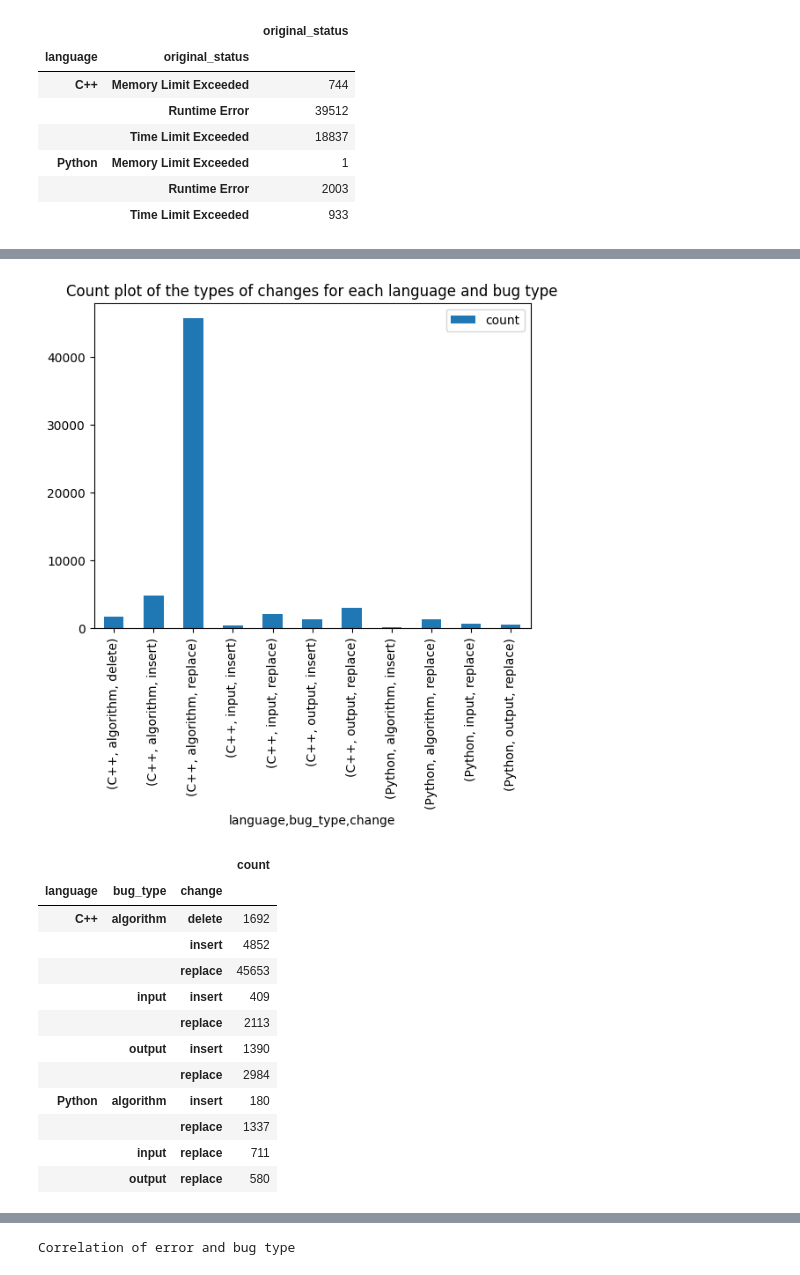
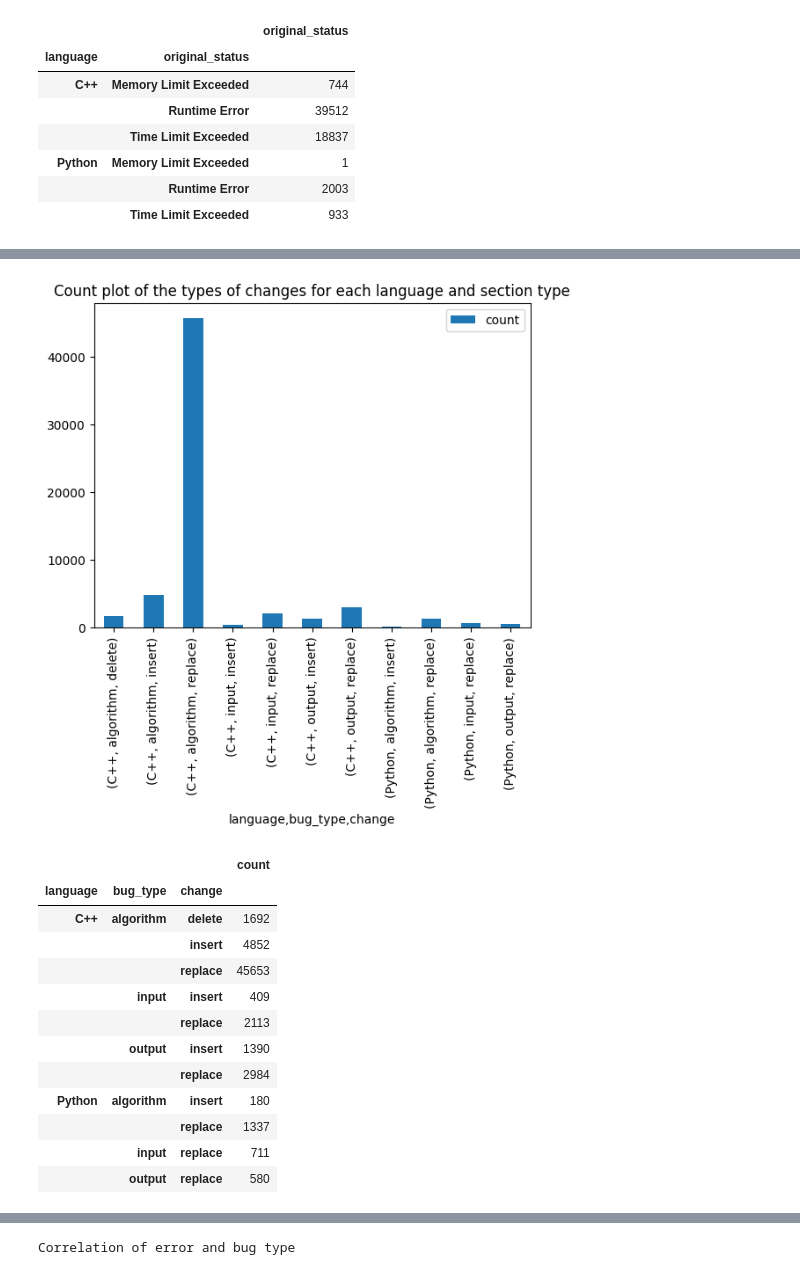
Before and after one commit to alexjercan/bug-detection, a Jupyter notebook: bugnet/EDA.ipynb, the cells around one changed output, grey strips where cells are left out. Drawn from its saved outputs; the diff is of its cells as text; code cells hidden in the pictures.

```diff
--- a/bugnet/EDA.ipynb
+++ b/bugnet/EDA.ipynb
@@ -180,19 +187,19 @@ plt.show()
 # %%
 # most of the algorithm changes are replace modifications; there are some
 # deletes for C++ (only C++ algorithm); Python has mostly replace changes;
 
 agg_df = df.groupby(["language", "bug_type", "change"]).agg({"change": "count"})
 agg_df = agg_df[agg_df["change"] > 100]
 agg_df.columns = ["count"]
 
 agg_df.plot.bar()
 
-plt.title("Count plot of the types of changes for each language and bug type")
+plt.title("Count plot of the types of changes for each language and section type")
 plt.show()
 
 agg_df
 # %% [output]
-[figure, old version]
+[figure, new version]
 |  |  |  | count |
 | language | bug_type | change |  |
 | C++ | algorithm | delete | 1692 |
```
Also changed, not shown: parts of 4 cells of this notebook.
